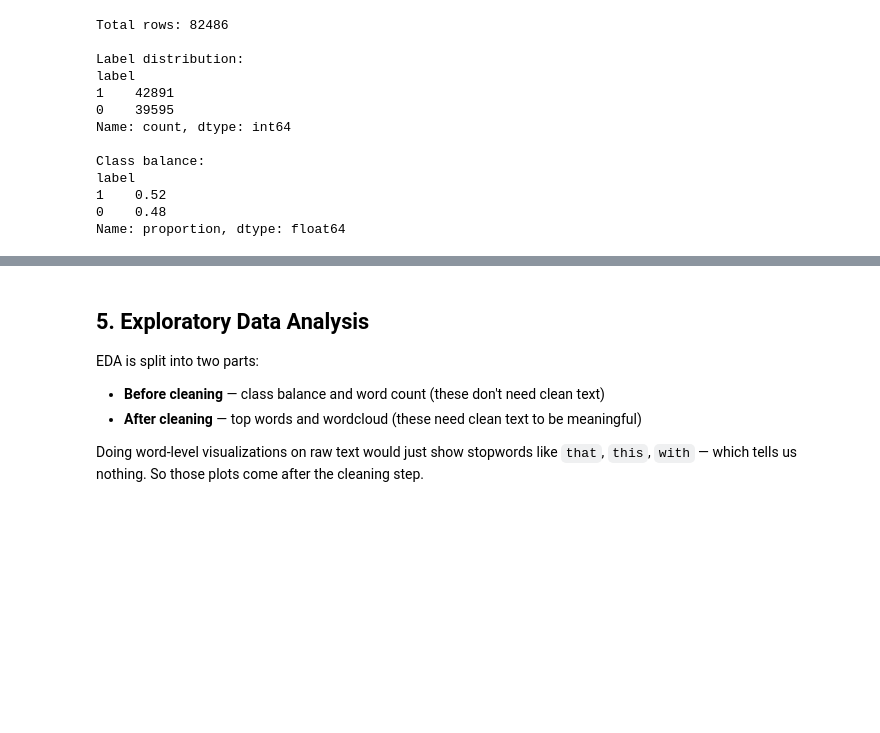
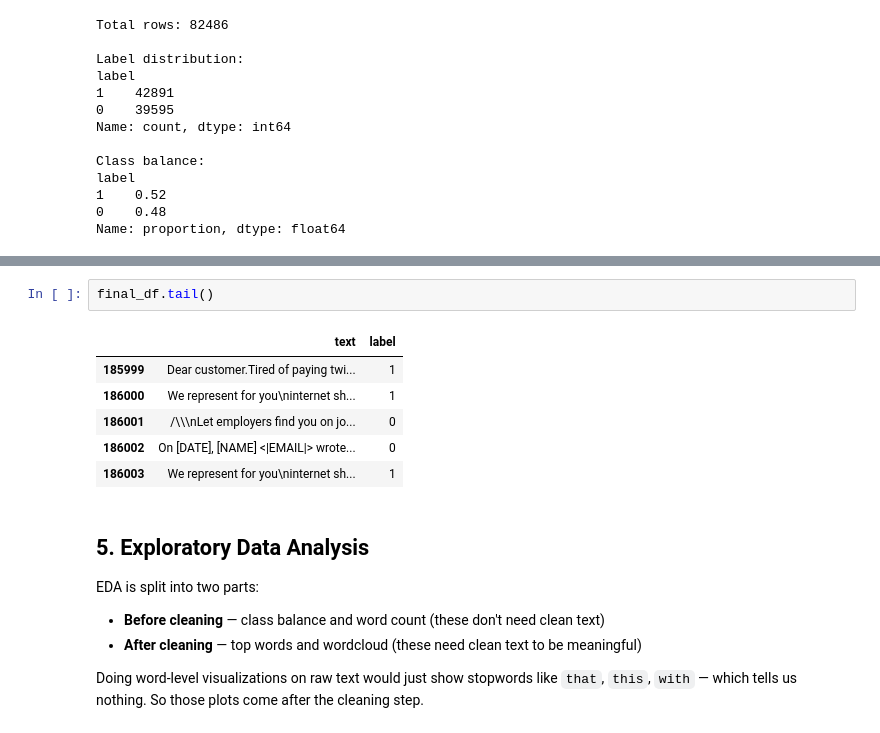
Before and after one commit to satyamkarn100-ctrl/Cyber-Threat-Detection, a Jupyter notebook: Email-Phishing-Threat-Detector.ipynb, the cells around one changed output, grey strips where cells are left out. Drawn from its saved outputs; the diff is of its cells as text; blank space fills up the shorter version.

```diff
--- a/Email-Phishing-Threat-Detector.ipynb
+++ b/Email-Phishing-Threat-Detector.ipynb
@@ -384,3 +428,12 @@ Name: proportion, dtype: float64
+# %%
+final_df.tail()
+# %% [output]
+|  | text | label |
+| 185999 | Dear customer.Tired of paying twi... | 1 |
+| 186000 | We represent for you\ninternet sh... | 1 |
+| 186001 | /\\\nLet employers find you on jo... | 0 |
+| 186002 | On [DATE], [NAME] <|EMAIL|> wrote... | 0 |
+| 186003 | We represent for you\ninternet sh... | 1 |
 # %% [markdown]
 ## 5. Exploratory Data Analysis
 
```
Also changed, not shown: parts of 27 cells of this notebook.
